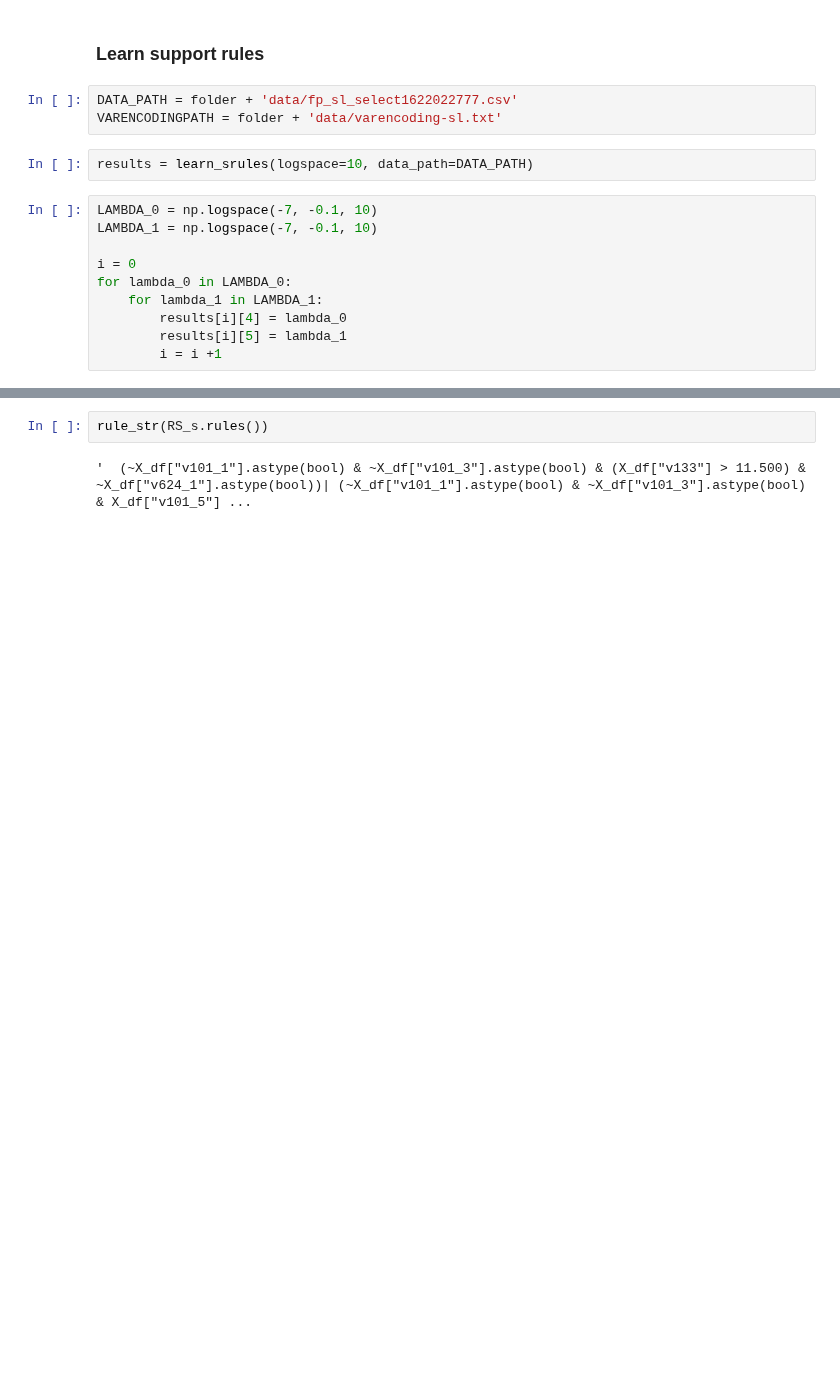
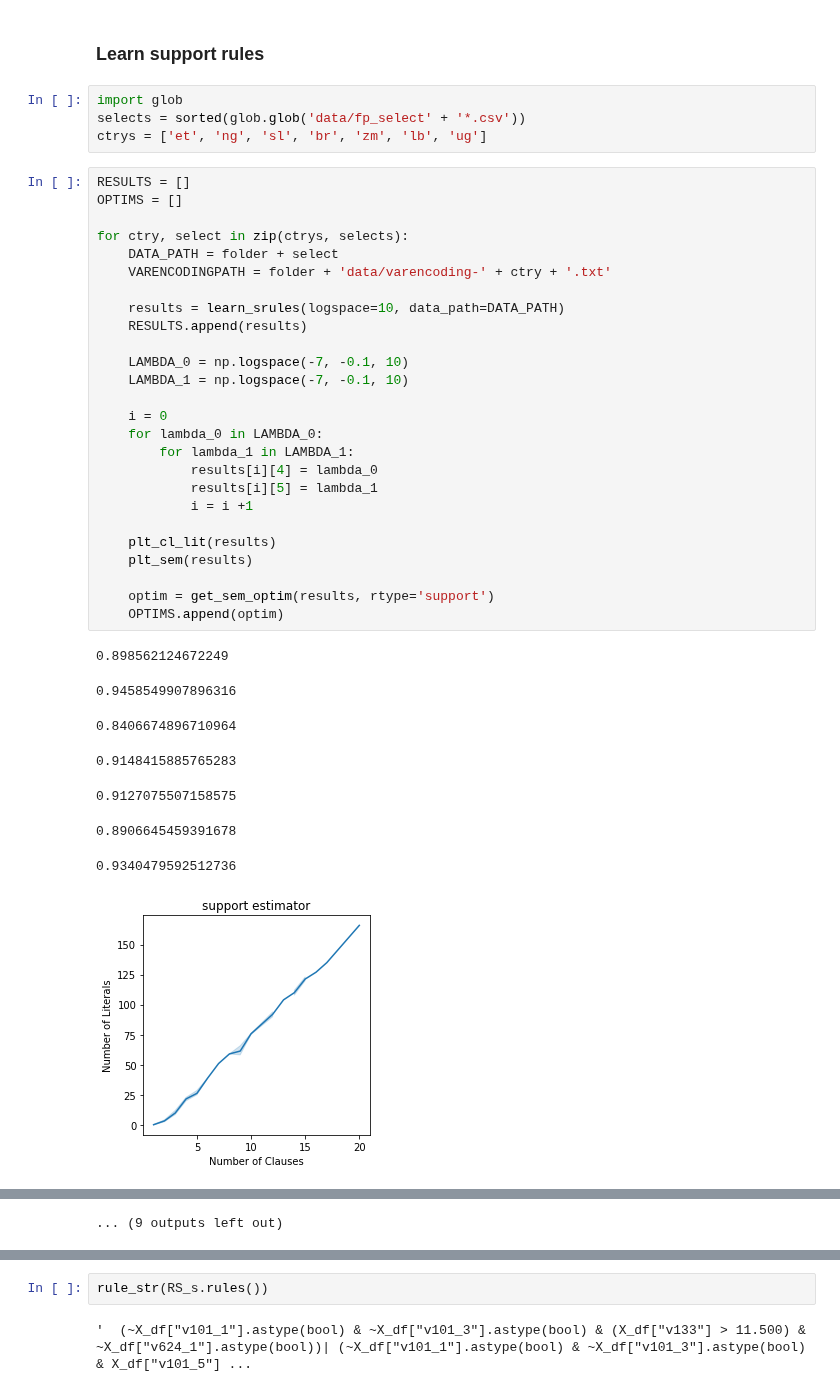
Before and after one commit to Viktour19/overlap-fp, a Jupyter notebook: overrule_exps.ipynb, the cells around one changed output, grey strips where cells are left out. Saved outputs shown, nothing was run; the diff lists cells and outputs as text; blank space fills up the shorter version.

```diff
--- a/overrule_exps.ipynb
+++ b/overrule_exps.ipynb
@@ -31,17 +28,41 @@ The autoreload extension is already loaded. To reload it, use:
 # %% [markdown]
 ### Learn support rules
-# %%
-DATA_PATH = folder + 'data/fp_sl_select1622022777.csv'
-VARENCODINGPATH = folder + 'data/varencoding-sl.txt'
-# %%
-results = learn_srules(logspace=10, data_path=DATA_PATH)
+# %%
+import glob
+selects = sorted(glob.glob('data/fp_select' + '*.csv'))
+ctrys = ['et', 'ng', 'sl', 'br', 'zm', 'lb', 'ug']
 # %%
-LAMBDA_0 = np.logspace(-7, -0.1, 10)
-LAMBDA_1 = np.logspace(-7, -0.1, 10)
+RESULTS = []
+OPTIMS = []
 
-i = 0
-for lambda_0 in LAMBDA_0:
-    for lambda_1 in LAMBDA_1:
-        results[i][4] = lambda_0
-        results[i][5] = lambda_1
-        i = i +1
+for ctry, select in zip(ctrys, selects):
+    DATA_PATH = folder + select
+    VARENCODINGPATH = folder + 'data/varencoding-' + ctry + '.txt'
+
+    results = learn_srules(logspace=10, data_path=DATA_PATH)
+    RESULTS.append(results)
+
+    LAMBDA_0 = np.logspace(-7, -0.1, 10)
+    LAMBDA_1 = np.logspace(-7, -0.1, 10)
+
+    i = 0
+    for lambda_0 in LAMBDA_0:
+        for lambda_1 in LAMBDA_1:
+            results[i][4] = lambda_0
+            results[i][5] = lambda_1
+            i = i +1
+
+    plt_cl_lit(results)
+    plt_sem(results)
+
+    optim = get_sem_optim(results, rtype='support')
+    OPTIMS.append(optim)
+# %% [output]
+0.898562124672249
+0.9458549907896316
+0.8406674896710964
+0.9148415885765283
+0.9127075507158575
+0.8906645459391678
+0.9340479592512736
+[figure, added]
@@ -47,0 +73 @@ for lambda_0 in LAMBDA_0:
+... (9 outputs left out)
```
Also changed, not shown: parts of 7 cells of this notebook, 14 other files.
